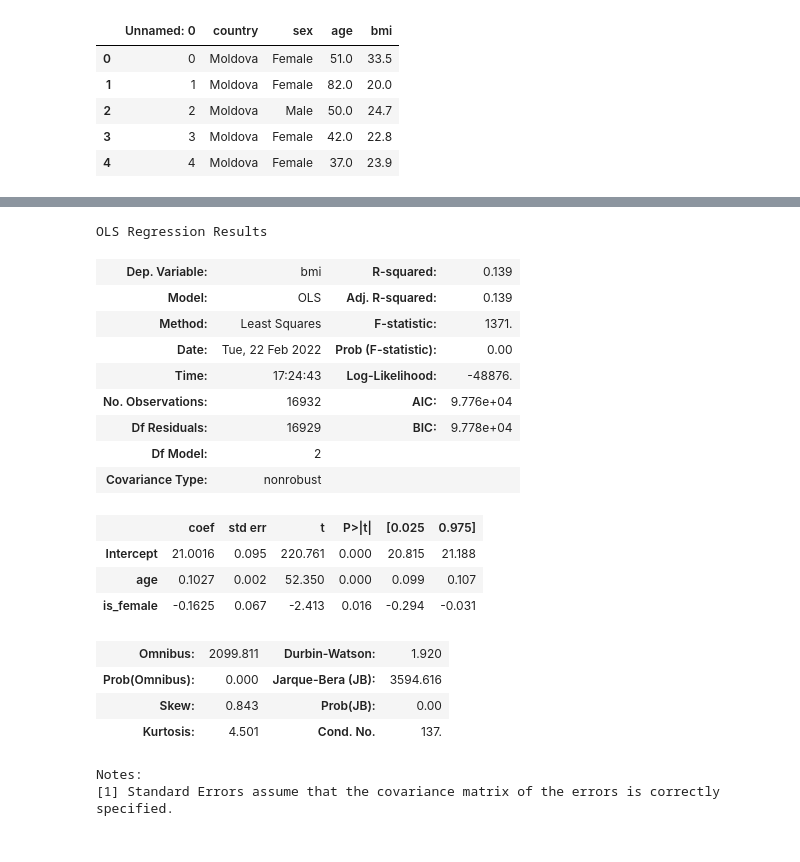
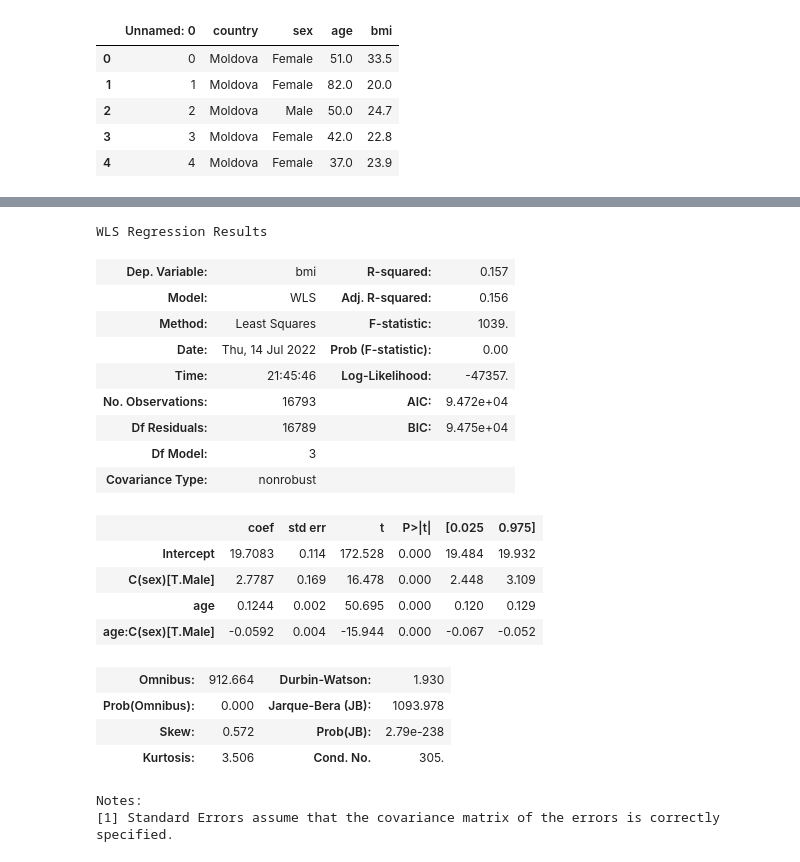
Before and after one commit to ldtcooper/ussr-obesity-corruption, a Jupyter notebook: notebook.ipynb, the cells around one changed output, grey strips where cells are left out. Saved outputs shown, nothing was run; the diff lists cells and outputs as text; code cells hidden in the pictures.

```diff
--- a/notebook.ipynb
+++ b/notebook.ipynb
@@ -955,5 +953,11 @@ simple_scatter(hitt['age'], hitt['bmi'], 'Age', 'BMI')
 # %%
 # removal of outliers: BMI > 50
-hitt = hitt[hitt['bmi'] < 50]
-simple_scatter(hitt['age'], hitt['bmi'], 'Age', 'BMI', regression_line=False)
+hitt = hitt[hitt['bmi'] < 40]
+
+hitt['age_dm'] = hitt.age - hitt.age.mean()
+
+hitt_men = hitt[hitt['sex'] == 'Male']
+hitt_women = hitt[hitt['sex'] == 'Female']
+
+hitt_men.shape[0] + hitt_women.shape[0] == hitt.shape[0]
 # %% [output]
@@ -968,6 +964,0 @@ Text(0.5, 0, 'Age')
-# %%
-# transforms sex into numerical binary variable
-hitt['is_female'] = (hitt['sex'] == 'Female').astype(int)
-hitt['agesex'] = hitt['is_female'] * hitt['age']
-for el in ['bmi','age', 'is_female']:
-    print(hitt[el].size)
@@ -978,28 +1043,27 @@ for el in ['bmi','age', 'is_female']:
 # %%
-# first regression: BMI on age and sex
-age_sex_X = [hitt['age'], hitt['is_female']]
-age_sex_X = sm.add_constant(age_sex_X)
-age_sex_regress = sm.OLS.from_formula(formula='bmi ~ age + is_female', data=hitt).fit()
-age_sex_regress.summary()
+# second regression: BMI on age, sex, and interaction
+age_sex_regress2_t = sm.WLS.from_formula(formula='bmi ~ age + age * C(sex)', data=hitt).fit()
+age_sex_regress2_t.summary()
 # %% [output]
-OLS Regression Results
+WLS Regression Results
-| Dep. Variable: | bmi | R-squared: | 0.139 |
-| Model: | OLS | Adj. R-squared: | 0.139 |
-| Method: | Least Squares | F-statistic: | 1371. |
-| Date: | Tue, 22 Feb 2022 | Prob (F-statistic): | 0.00 |
-| Time: | 17:24:43 | Log-Likelihood: | -48876. |
-| No. Observations: | 16932 | AIC: | 9.776e+04 |
-| Df Residuals: | 16929 | BIC: | 9.778e+04 |
-| Df Model: | 2 |  |  |
+| Dep. Variable: | bmi | R-squared: | 0.157 |
+| Model: | WLS | Adj. R-squared: | 0.156 |
+| Method: | Least Squares | F-statistic: | 1039. |
+| Date: | Thu, 14 Jul 2022 | Prob (F-statistic): | 0.00 |
+| Time: | 21:45:46 | Log-Likelihood: | -47357. |
+| No. Observations: | 16793 | AIC: | 9.472e+04 |
+| Df Residuals: | 16789 | BIC: | 9.475e+04 |
+| Df Model: | 3 |  |  |
 | Covariance Type: | nonrobust |  |  |
 |  | coef | std err | t | P>|t| | [0.025 | 0.975] |
-| Intercept | 21.0016 | 0.095 | 220.761 | 0.000 | 20.815 | 21.188 |
-| age | 0.1027 | 0.002 | 52.350 | 0.000 | 0.099 | 0.107 |
-| is_female | -0.1625 | 0.067 | -2.413 | 0.016 | -0.294 | -0.031 |
+| Intercept | 19.7083 | 0.114 | 172.528 | 0.000 | 19.484 | 19.932 |
+| C(sex)[T.Male] | 2.7787 | 0.169 | 16.478 | 0.000 | 2.448 | 3.109 |
+| age | 0.1244 | 0.002 | 50.695 | 0.000 | 0.120 | 0.129 |
+| age:C(sex)[T.Male] | -0.0592 | 0.004 | -15.944 | 0.000 | -0.067 | -0.052 |
-| Omnibus: | 2099.811 | Durbin-Watson: | 1.920 |
-| Prob(Omnibus): | 0.000 | Jarque-Bera (JB): | 3594.616 |
-| Skew: | 0.843 | Prob(JB): | 0.00 |
-| Kurtosis: | 4.501 | Cond. No. | 137. |
+| Omnibus: | 912.664 | Durbin-Watson: | 1.930 |
+| Prob(Omnibus): | 0.000 | Jarque-Bera (JB): | 1093.978 |
+| Skew: | 0.572 | Prob(JB): | 2.79e-238 |
+| Kurtosis: | 3.506 | Cond. No. | 305. |
 Notes:
 [1] Standard Errors assume that the covariance matrix of the errors is correctly specified.
 # %%
```
Also changed, not shown: parts of 60 cells of this notebook, 1 other file.
